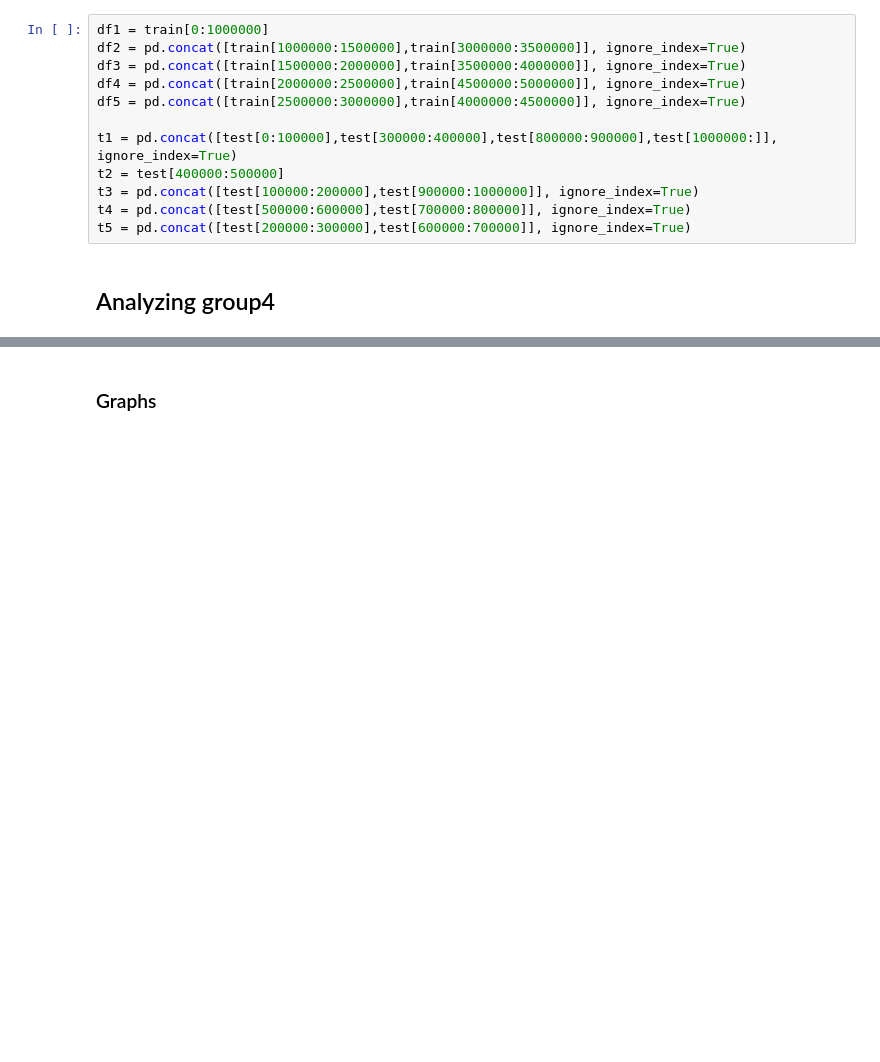
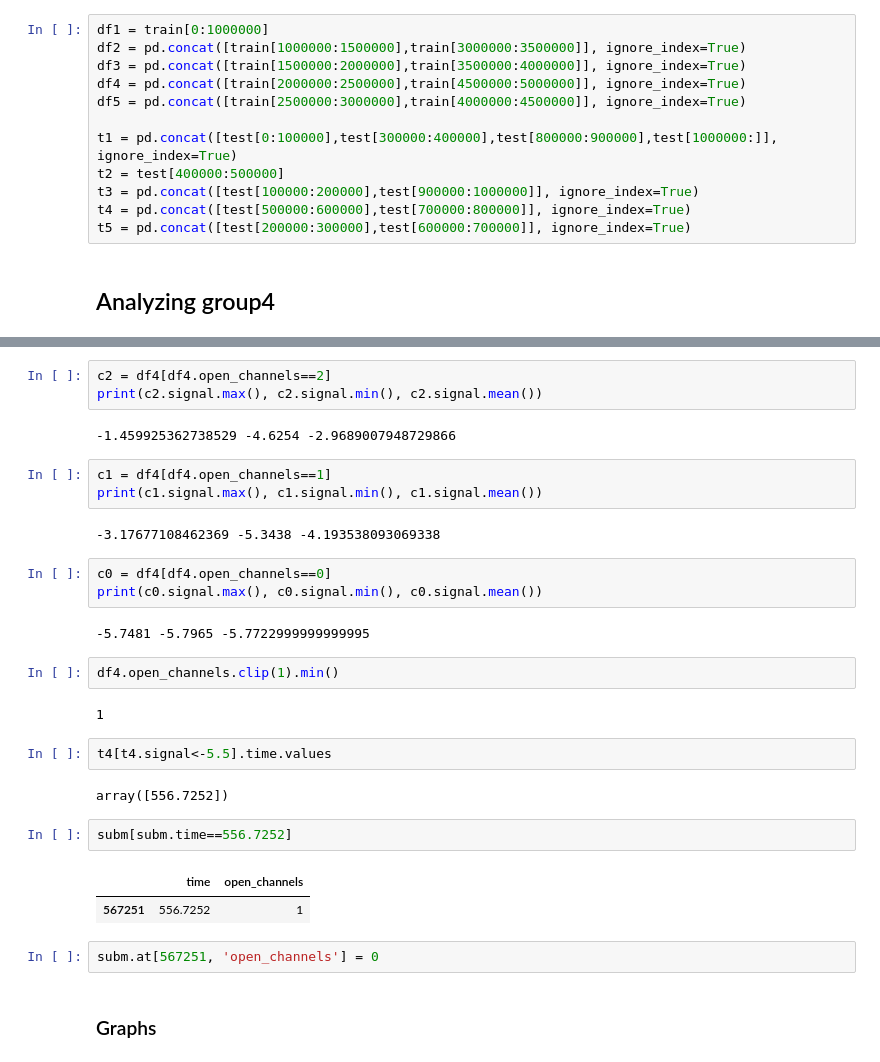
Before and after one commit to ahs8w/kaggle-comps, a Jupyter notebook: IonSwitching.ipynb, the cells around one changed output, grey strips where cells are left out. Saved outputs shown, nothing was run; the diff lists cells and outputs as text; blank space fills up the shorter version.

```diff
--- a/IonSwitching.ipynb
+++ b/IonSwitching.ipynb
@@ -311,3 +302,33 @@ t5 = pd.concat([test[200000:300000],test[600000:700000]], ignore_index=True)
+# %%
+c2 = df4[df4.open_channels==2]
+print(c2.signal.max(), c2.signal.min(), c2.signal.mean())
+# %% [output]
+-1.459925362738529 -4.6254 -2.9689007948729866
+# %%
+c1 = df4[df4.open_channels==1]
+print(c1.signal.max(), c1.signal.min(), c1.signal.mean())
+# %% [output]
+-3.17677108462369 -5.3438 -4.193538093069338
+# %%
+c0 = df4[df4.open_channels==0]
+print(c0.signal.max(), c0.signal.min(), c0.signal.mean())
+# %% [output]
+-5.7481 -5.7965 -5.7722999999999995
+# %%
+df4.open_channels.clip(1).min()
+# %% [output]
+1
+# %%
+t4[t4.signal<-5.5].time.values
+# %% [output]
+array([556.7252])
+# %%
+subm[subm.time==556.7252]
+# %% [output]
+|  | time | open_channels |
+| 567251 | 556.7252 | 1 |
+# %%
+subm.at[567251, 'open_channels'] = 0
 # %% [markdown]
 ### Graphs
 # %%
```
Also changed, not shown: parts of 25 cells of this notebook.
